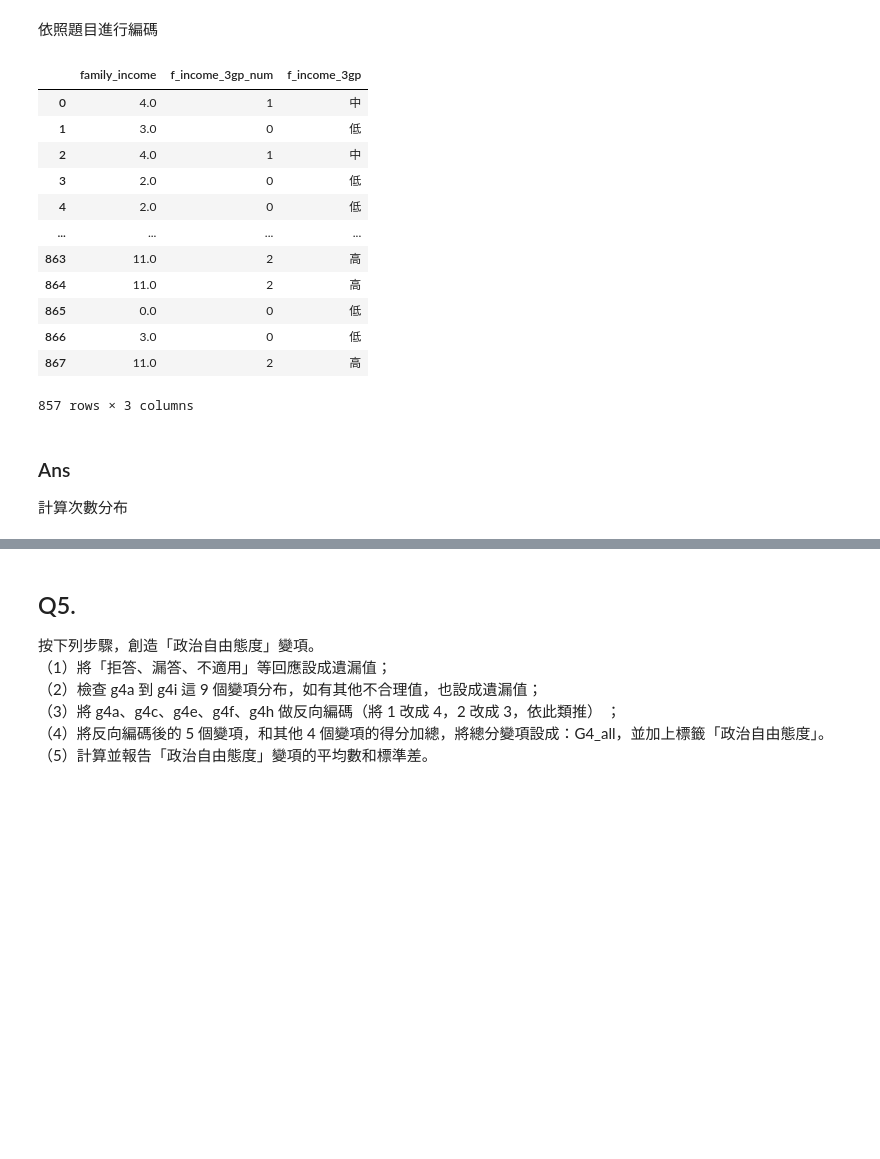
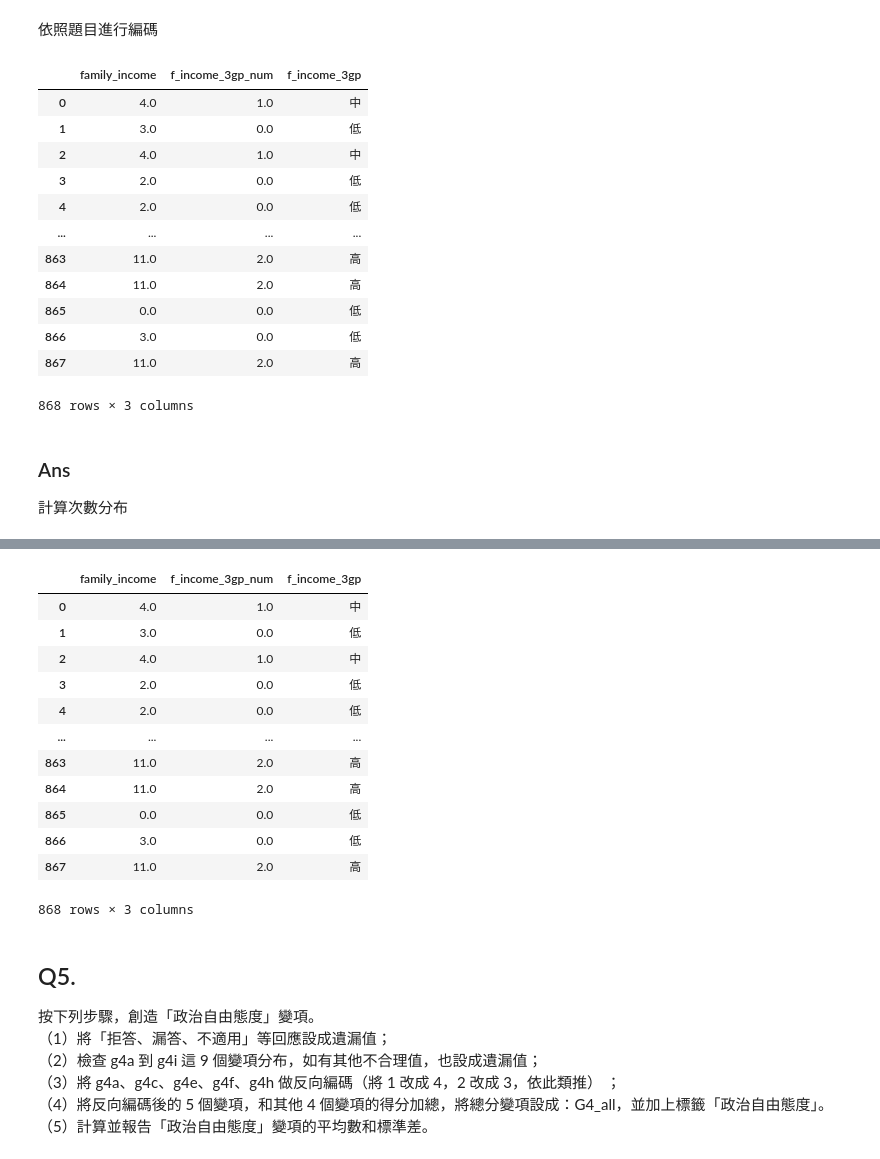
Before and after one commit to WendellLiu/ntpu-social-data-analysis, a Jupyter notebook: notebooks/midterm_1.ipynb, the cells around one changed output, grey strips where cells are left out. Saved outputs shown, nothing was run; the diff lists cells and outputs as text; code cells hidden in the pictures; blank space fills up the shorter version.

```diff
--- a/notebooks/midterm_1.ipynb
+++ b/notebooks/midterm_1.ipynb
@@ -256,31 +254,28 @@ df_4_recoded = df_4.assign(
         [0, 1, 2],
         default=np.nan
     )
-).dropna(subset=["f_income_3gp_num"])
+)
 
-df_4_recoded["f_income_3gp_num"] = df_4_recoded["f_income_3gp_num"].astype("Int64")
 df_4_recoded["f_income_3gp"] = df_4_recoded["f_income_3gp_num"].map({0: "低", 1: "中", 2: "高"})
 df_4_recoded
 # %% [output]
 |  | family_income | f_income_3gp_num | f_income_3gp |
-| 0 | 4.0 | 1 | 中 |
-| 1 | 3.0 | 0 | 低 |
-| 2 | 4.0 | 1 | 中 |
-| 3 | 2.0 | 0 | 低 |
-| 4 | 2.0 | 0 | 低 |
+| 0 | 4.0 | 1.0 | 中 |
+| 1 | 3.0 | 0.0 | 低 |
+| 2 | 4.0 | 1.0 | 中 |
+| 3 | 2.0 | 0.0 | 低 |
+| 4 | 2.0 | 0.0 | 低 |
 | ... | ... | ... | ... |
-| 863 | 11.0 | 2 | 高 |
-| 864 | 11.0 | 2 | 高 |
-| 865 | 0.0 | 0 | 低 |
-| 866 | 3.0 | 0 | 低 |
-| 867 | 11.0 | 2 | 高 |
+| 863 | 11.0 | 2.0 | 高 |
+| 864 | 11.0 | 2.0 | 高 |
+| 865 | 0.0 | 0.0 | 低 |
+| 866 | 3.0 | 0.0 | 低 |
+| 867 | 11.0 | 2.0 | 高 |
-857 rows × 3 columns
+868 rows × 3 columns
 # %% [markdown]
 ### Ans
 計算次數分布
 # %%
-with pd.option_context("display.max_rows", None,
-                       "display.max_colwidth", 200):
-    display(df_4_recoded['f_income_3gp'].value_counts().sort_index())
+display(df_4_recoded['f_income_3gp'].value_counts(dropna=False).sort_index())
 # %% [output]
 f_income_3gp
@@ -290,4 +286,17 @@ f_income_3gp
 Name: count, dtype: int64
+|  | family_income | f_income_3gp_num | f_income_3gp |
+| 0 | 4.0 | 1.0 | 中 |
+| 1 | 3.0 | 0.0 | 低 |
+| 2 | 4.0 | 1.0 | 中 |
+| 3 | 2.0 | 0.0 | 低 |
+| 4 | 2.0 | 0.0 | 低 |
+| ... | ... | ... | ... |
+| 863 | 11.0 | 2.0 | 高 |
+| 864 | 11.0 | 2.0 | 高 |
+| 865 | 0.0 | 0.0 | 低 |
+| 866 | 3.0 | 0.0 | 低 |
+| 867 | 11.0 | 2.0 | 高 |
+868 rows × 3 columns
 # %% [markdown]
 ## Q5.
 按下列步驟，創造「政治自由態度」變項。
```
Also changed, not shown: parts of 6 cells of this notebook.
